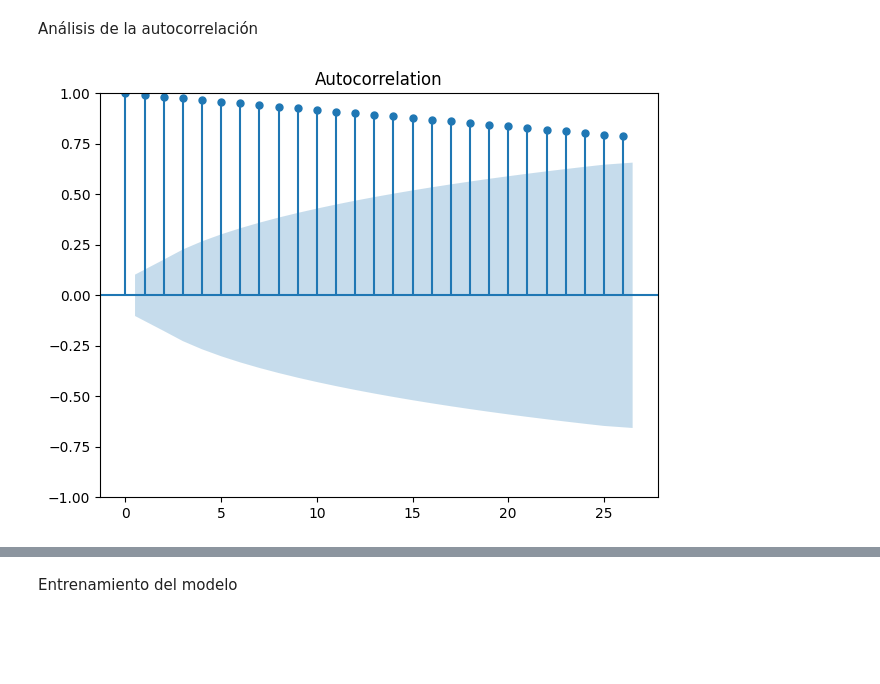
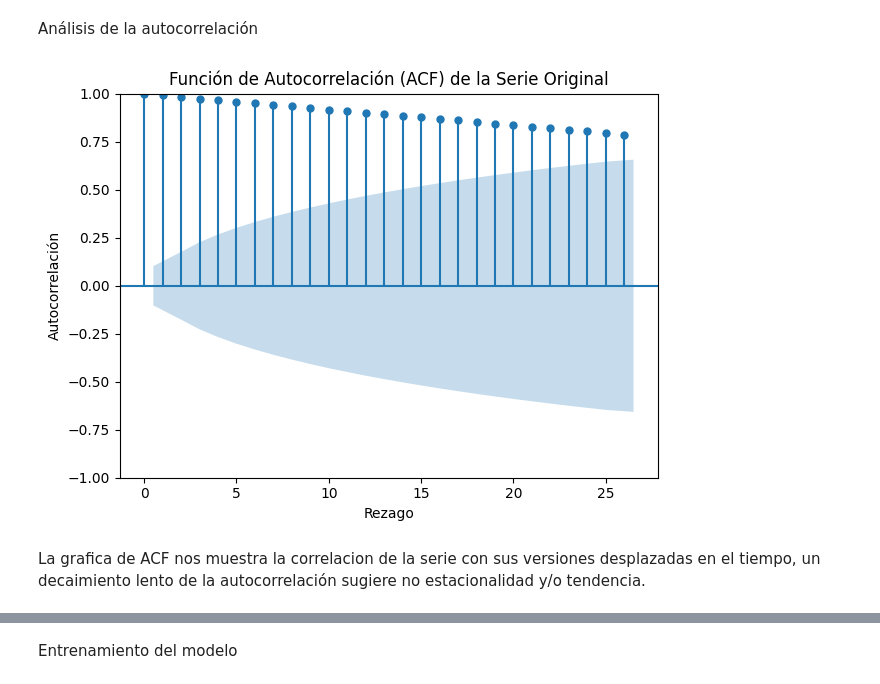
Before and after one commit to 4GeeksAcademy/Tulio-Gimenez-proyecto-de-series-de-tiempo-alternativo, a Jupyter notebook: src/explore.ipynb, the cells around one changed output, grey strips where cells are left out. Saved outputs shown, nothing was run; the diff lists cells and outputs as text; code cells hidden in the pictures; blank space fills up the shorter version.

```diff
--- a/src/explore.ipynb
+++ b/src/explore.ipynb
@@ -134,8 +150,13 @@ Análisis de la autocorrelación
 # %%
 from statsmodels.graphics.tsaplots import plot_acf
 
-plot_acf(sales_df)
+plot_acf(sales_df['sales'])
+plt.title('Función de Autocorrelación (ACF) de la Serie Original')
+plt.xlabel('Rezago')
+plt.ylabel('Autocorrelación')
 plt.tight_layout()
 plt.show()
 # %% [output]
-[figure, old version]
+[figure, new version]
+# %% [markdown]
+La grafica de ACF nos muestra la correlacion de la serie con sus versiones desplazadas en el tiempo, un decaimiento lento de la autocorrelación sugiere no estacionalidad y/o tendencia.
```
Also changed, not shown: parts of 20 cells of this notebook, 1 other file.
